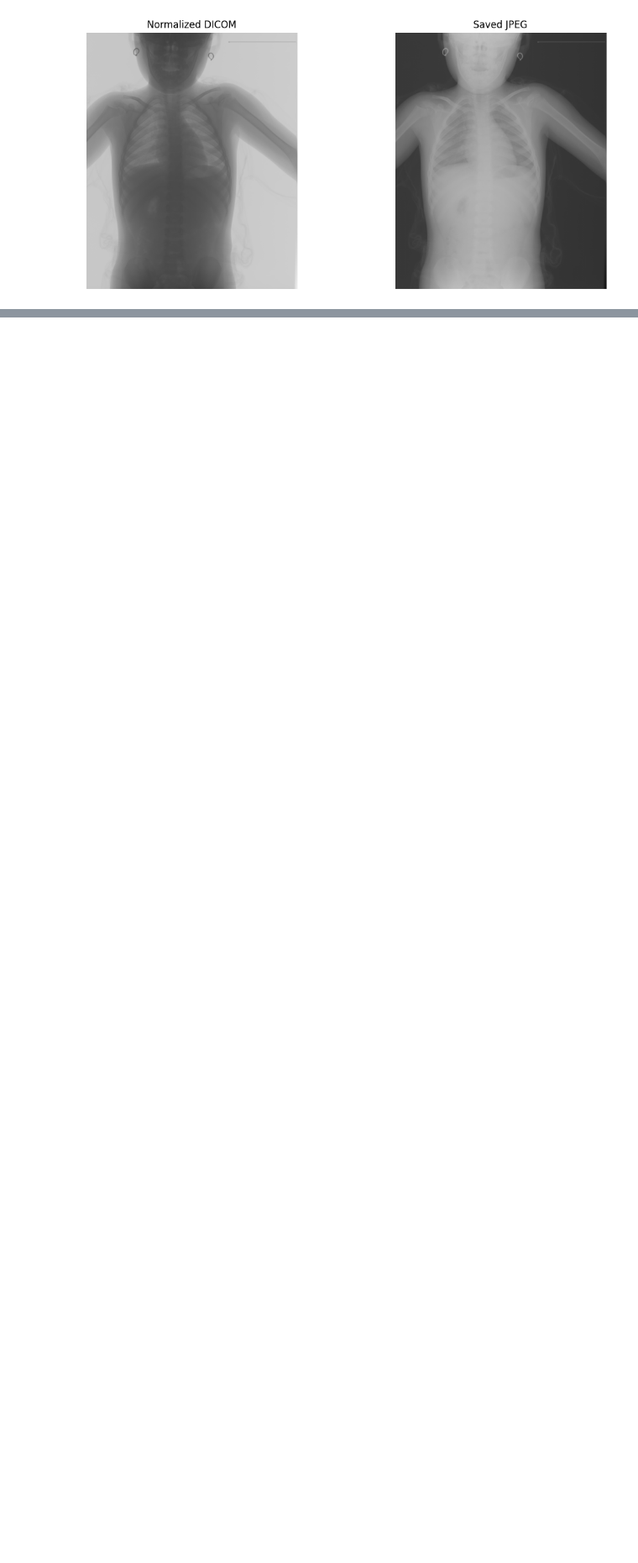
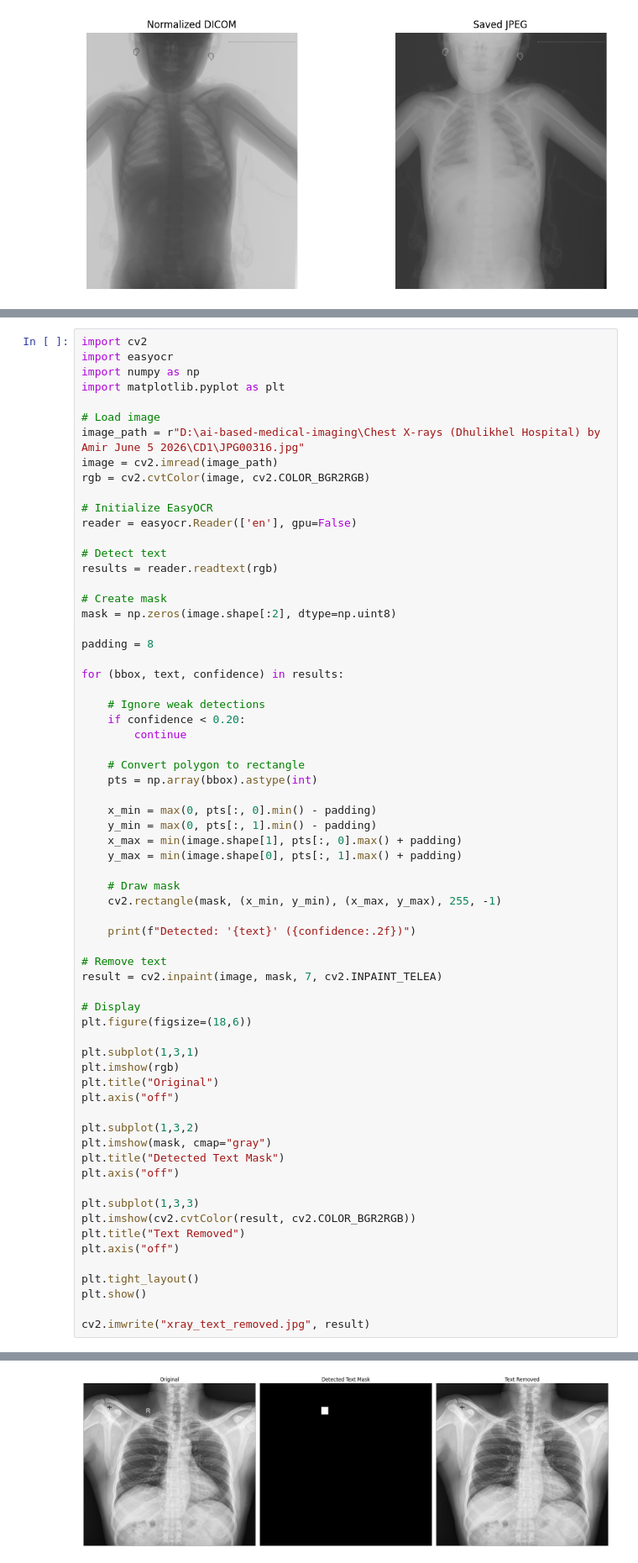
Before and after one commit to a-b365/ai-based-medical-imaging, a Jupyter notebook: notebooks/data_cleaning.ipynb, the cells around one changed output, grey strips where cells are left out. Shown at 84% size. Saved outputs shown, nothing was run; the diff lists cells and outputs as text; blank space fills up the shorter version.

```diff
--- a/notebooks/data_cleaning.ipynb
+++ b/notebooks/data_cleaning.ipynb
@@ -145,0 +147,67 @@ plt.show()
+# %%
+import cv2
+import easyocr
+import numpy as np
+import matplotlib.pyplot as plt
+
+# Load image
+image_path = r"D:\ai-based-medical-imaging\Chest X-rays (Dhulikhel Hospital) by Amir June 5 2026\CD1\JPG00316.jpg"
+image = cv2.imread(image_path)
+rgb = cv2.cvtColor(image, cv2.COLOR_BGR2RGB)
+
+# Initialize EasyOCR
+reader = easyocr.Reader(['en'], gpu=False)
+
+# Detect text
+results = reader.readtext(rgb)
+
+# Create mask
+mask = np.zeros(image.shape[:2], dtype=np.uint8)
+
+padding = 8
+
+for (bbox, text, confidence) in results:
+
+    # Ignore weak detections
+    if confidence < 0.20:
+        continue
+
+    # Convert polygon to rectangle
+    pts = np.array(bbox).astype(int)
+
+    x_min = max(0, pts[:, 0].min() - padding)
+    y_min = max(0, pts[:, 1].min() - padding)
+    x_max = min(image.shape[1], pts[:, 0].max() + padding)
+    y_max = min(image.shape[0], pts[:, 1].max() + padding)
+
+    # Draw mask
+    cv2.rectangle(mask, (x_min, y_min), (x_max, y_max), 255, -1)
+
+    print(f"Detected: '{text}' ({confidence:.2f})")
+
+# Remove text
+result = cv2.inpaint(image, mask, 7, cv2.INPAINT_TELEA)
+
+# Display
+plt.figure(figsize=(18,6))
+
+plt.subplot(1,3,1)
+plt.imshow(rgb)
+plt.title("Original")
+plt.axis("off")
+
+plt.subplot(1,3,2)
+plt.imshow(mask, cmap="gray")
+plt.title("Detected Text Mask")
+plt.axis("off")
+
+plt.subplot(1,3,3)
+plt.imshow(cv2.cvtColor(result, cv2.COLOR_BGR2RGB))
+plt.title("Text Removed")
+plt.axis("off")
+
+plt.tight_layout()
+plt.show()
+
+cv2.imwrite("xray_text_removed.jpg", result)
+# %% [output]
@@ -145,0 +220 @@ plt.show()
+[figure, added]
```
Also changed, not shown: parts of 3 cells of this notebook, 7 other files.
